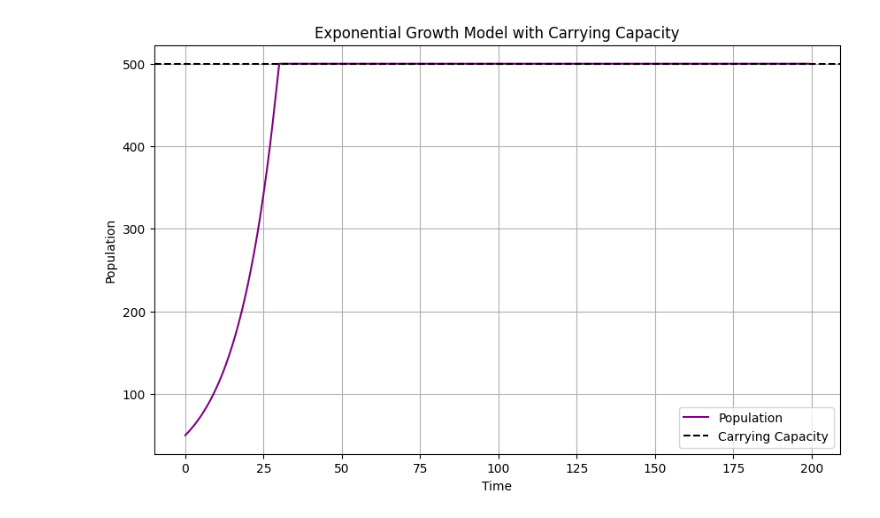
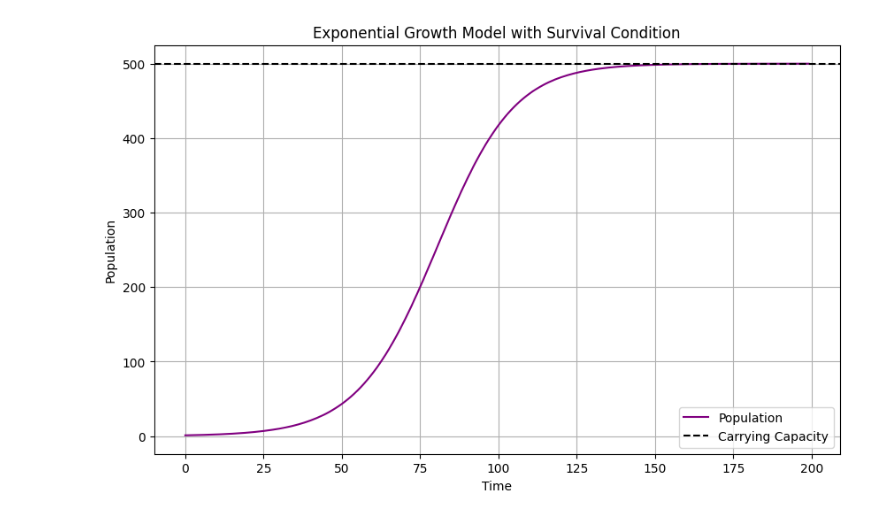
Before and after one commit to isabellac865/population_growth_models, a Jupyter notebook: 9_exponential_survival_cond.ipynb, the cells around one changed output. Saved outputs shown, nothing was run; the diff lists cells and outputs as text; code cells hidden in the pictures.

Commit message:
survival conditioned

```diff
--- a/9_exponential_survival_cond.ipynb
+++ b/9_exponential_survival_cond.ipynb
@@ -2,54 +2,52 @@
 import numpy as np
 import matplotlib.pyplot as plt
 
-def exp_growth_model(b, d, K, P0, time_steps, dt):
-
-    r = b - d  #growth rate
+def exp_growth_model_with_survival(b, d, K, P0, time_steps, dt):
+    r = b - d  # growth rate
     population = np.zeros(time_steps)
     population[0] = P0
 
     for t in range(1, time_steps):
         P = population[t-1]
-        dP = r * P
+        survival_prob = 1 - (P / K)  #survival probability decreases as population approaches K?
+        dP = r * P * survival_prob
         population[t] = P + dP
         if population[t] >= K:
             population[t:] = K
             break
 
     return population
 
-def exp_growth_sol(b, d, K, P0, t):
-    return K/(1+ (K-P0)/P0 * np.exp(-(b-d)*t))
-
+def exp_growth_sol_with_survival(b, d, K, P0, t):
+    return K / (1 + (K - P0) / P0 * np.exp(-(b - d) * t))
 
 def plot_population(population, K, time_steps):
-
     plt.figure(figsize=(10, 6))
     plt.plot(range(time_steps), population, color='purple', label='Population')
     plt.axhline(y=K, color='black', linestyle='--', label='Carrying Capacity')
     plt.xlabel('Time')
     plt.ylabel('Population')
-    plt.title('Exponential Growth Model')
+    plt.title('Exponential Growth Model with Survival Condition')
     plt.legend()
     plt.grid(True)
     plt.show()
 
-#Parameters
-def model():
+# Parameters
+def model_with_survival():
     b = 0.1
     d = 0.02
     K = 500
-    P0 = 50
+    P0 = 1
     time_steps = 200
     dt = 1
 
-    population = exp_growth_model(b, d, K, P0, time_steps, dt)
+    population = exp_growth_model_with_survival(b, d, K, P0, time_steps, dt)
 
-    #Plot results
+    # Plot results
     plot_population(population, K, time_steps)
 
-#Run main function
+# Run main function
 if __name__ == "__main__":
-    model()
+    model_with_survival()
 # %% [output]
-[figure, old version]
+[figure, new version]
```
